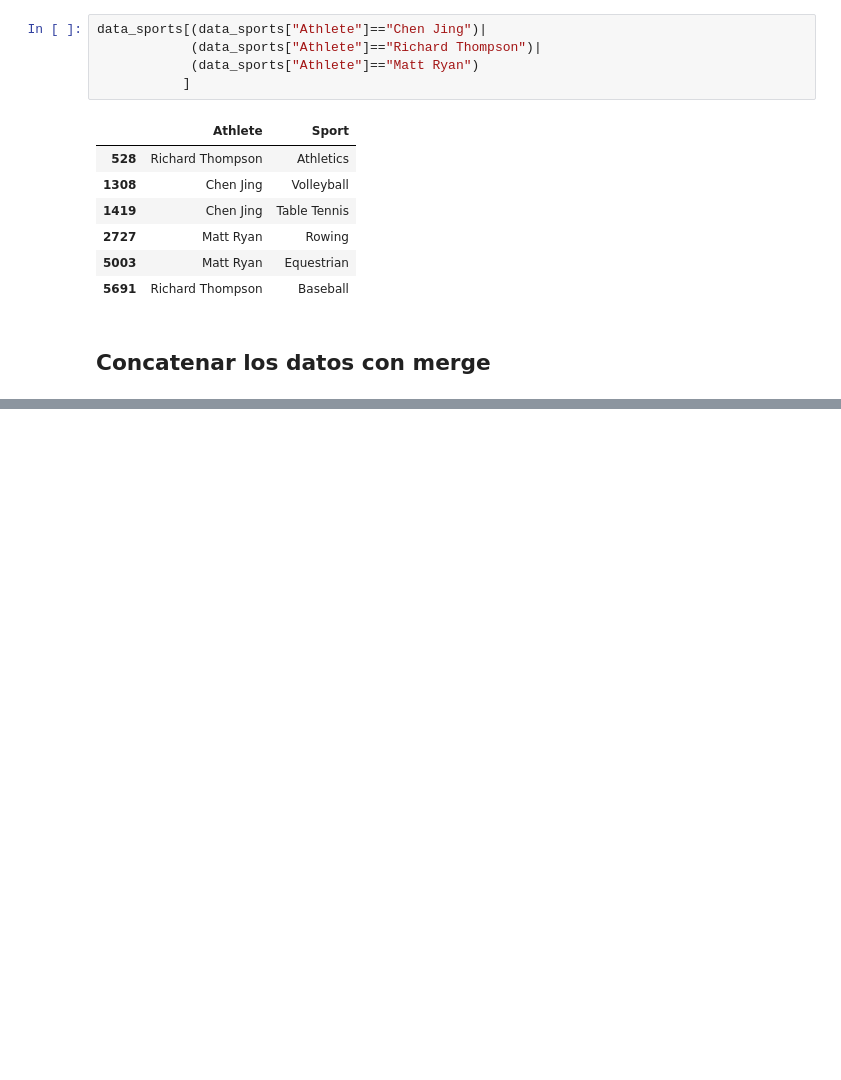
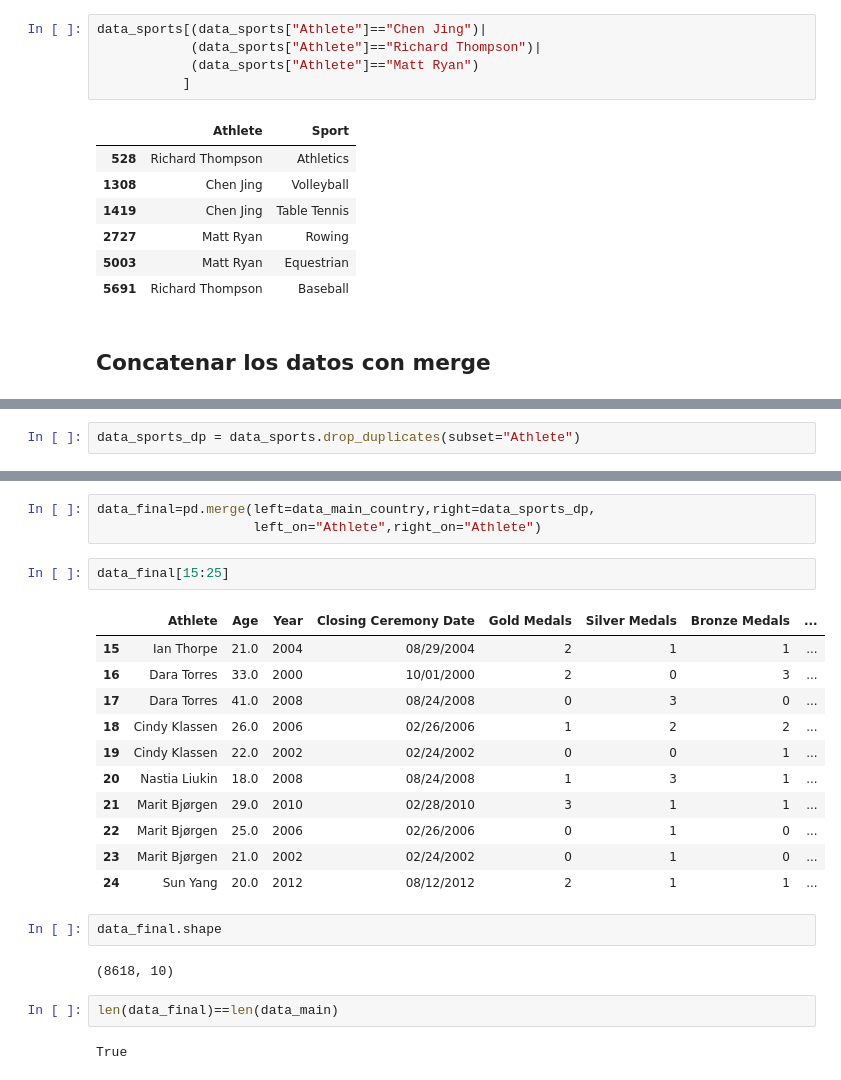
Before and after one commit to tomasvdh/python-ml-course, a Jupyter notebook: mynotebooks/T2 - 4 - Data Cleaning - Concatenación de datos.ipynb, the cells around one changed output, grey strips where cells are left out. Saved outputs shown, nothing was run; the diff lists cells and outputs as text; blank space fills up the shorter version.

```diff
--- a/mynotebooks/T2 - 4 - Data Cleaning - Concatenación de datos.ipynb
+++ b/mynotebooks/T2 - 4 - Data Cleaning - Concatenación de datos.ipynb
@@ -302,0 +306,2 @@ data_main_country[data_main_country["Athlete"]=="Aleksandar Ciric"]
+# %%
+data_sports_dp = data_sports.drop_duplicates(subset="Athlete")
@@ -302,0 +312,25 @@ data_main_country[data_main_country["Athlete"]=="Aleksandar Ciric"]
+# %%
+data_final=pd.merge(left=data_main_country,right=data_sports_dp,
+                    left_on="Athlete",right_on="Athlete")
+# %%
+data_final[15:25]
+# %% [output]
+|  | Athlete | Age | Year | Closing Ceremony Date | Gold Medals | Silver Medals | Bronze Medals | ... |
+| 15 | Ian Thorpe | 21.0 | 2004 | 08/29/2004 | 2 | 1 | 1 | ... |
+| 16 | Dara Torres | 33.0 | 2000 | 10/01/2000 | 2 | 0 | 3 | ... |
+| 17 | Dara Torres | 41.0 | 2008 | 08/24/2008 | 0 | 3 | 0 | ... |
+| 18 | Cindy Klassen | 26.0 | 2006 | 02/26/2006 | 1 | 2 | 2 | ... |
+| 19 | Cindy Klassen | 22.0 | 2002 | 02/24/2002 | 0 | 0 | 1 | ... |
+| 20 | Nastia Liukin | 18.0 | 2008 | 08/24/2008 | 1 | 3 | 1 | ... |
+| 21 | Marit Bjørgen | 29.0 | 2010 | 02/28/2010 | 3 | 1 | 1 | ... |
+| 22 | Marit Bjørgen | 25.0 | 2006 | 02/26/2006 | 0 | 1 | 0 | ... |
+| 23 | Marit Bjørgen | 21.0 | 2002 | 02/24/2002 | 0 | 1 | 0 | ... |
+| 24 | Sun Yang | 20.0 | 2012 | 08/12/2012 | 2 | 1 | 1 | ... |
+# %%
+data_final.shape
+# %% [output]
+(8618, 10)
+# %%
+len(data_final)==len(data_main)
+# %% [output]
+True
```
Also changed, not shown: parts of 6 cells of this notebook.
